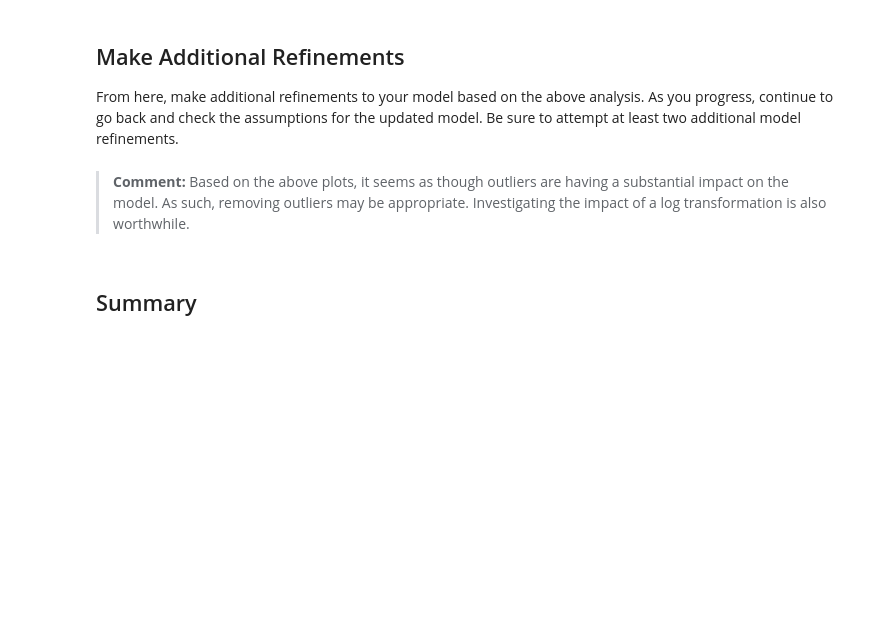
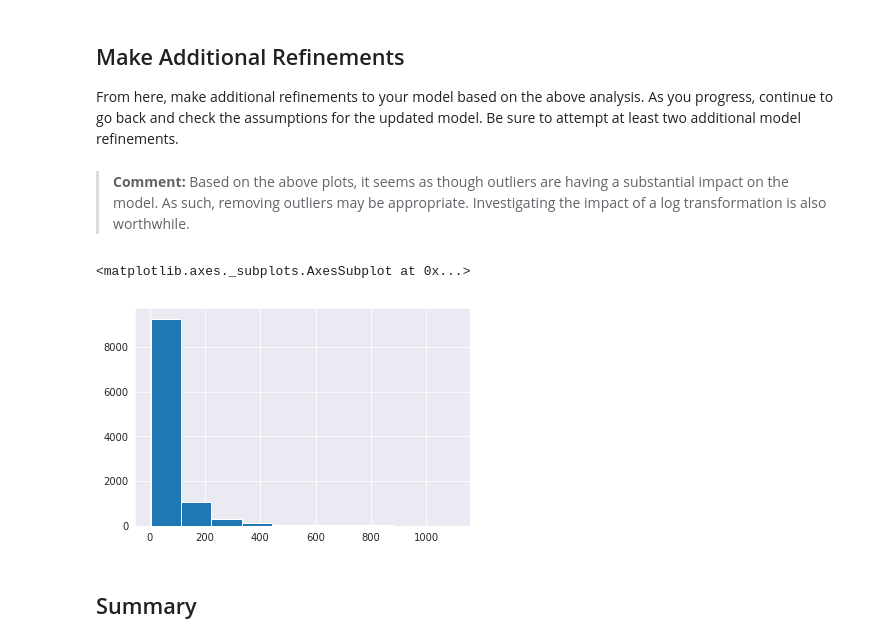
Before and after one commit to ravaxis/dsc-modeling-your-data-lab-nyc-ds-082619, a Jupyter notebook: index.ipynb, the cells around one changed output. Drawn from its saved outputs; the diff is of its cells as text; code cells hidden in the pictures; blank space fills up the shorter version.

```diff
--- a/index.ipynb
+++ b/index.ipynb
@@ -306,3 +304,8 @@ d
+# %%
+df.list_price.hist()
+# %% [output]
+<matplotlib.axes._subplots.AxesSubplot at 0x...>
+[figure, added]
 # %%
 # Your code here
 # Remove extreme outliers
```
Also changed, not shown: parts of 1 cell of this notebook.
